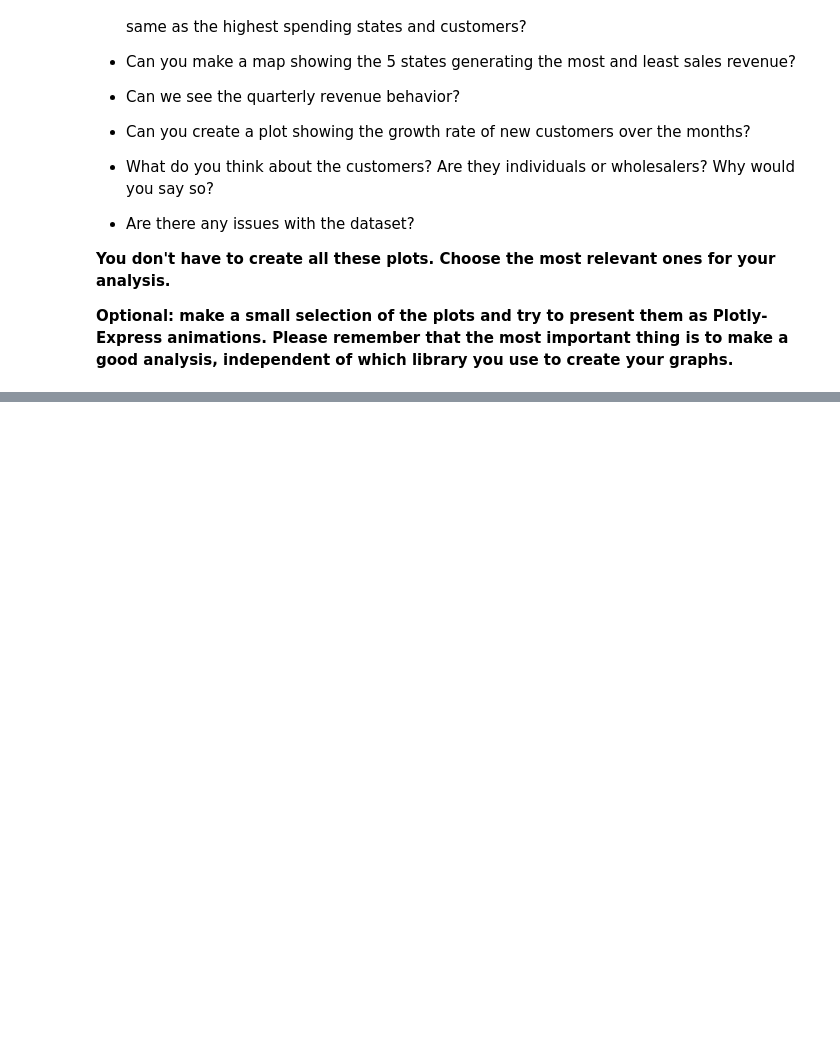
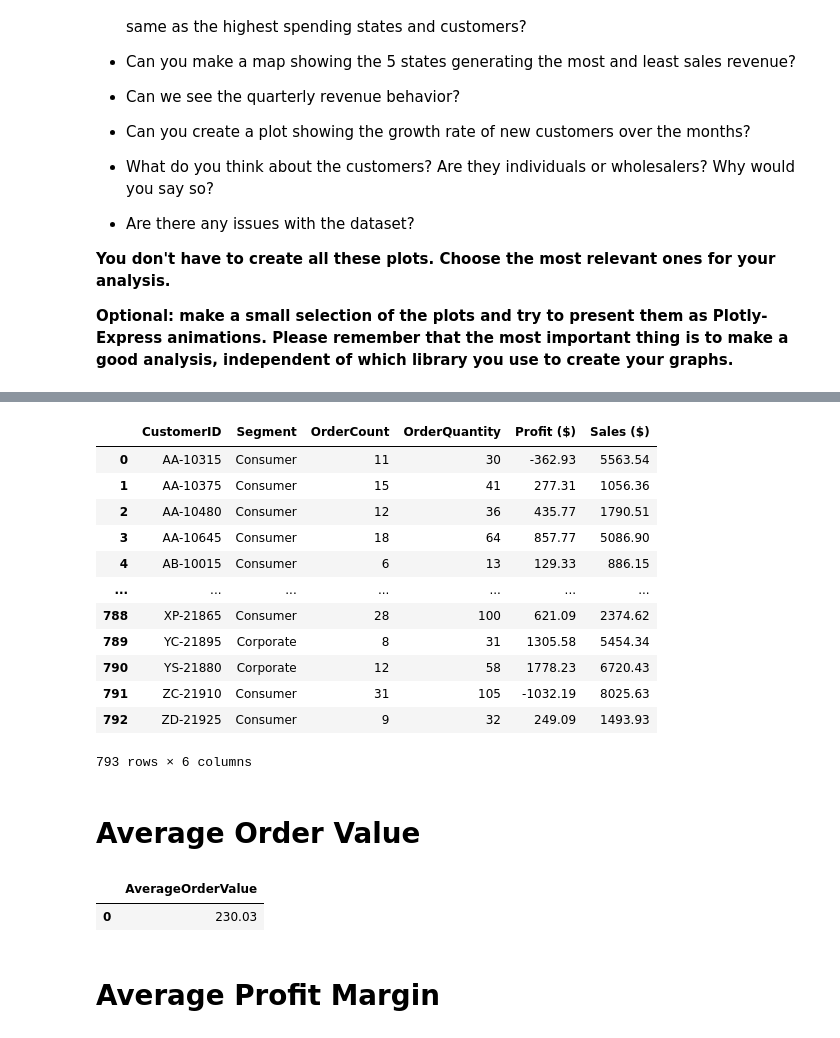
Before and after one commit to michalpasternak7/e-Commerce, a Jupyter notebook: superstore_eda.ipynb, the cells around one changed output, grey strips where cells are left out. Drawn from its saved outputs; the diff is of its cells as text; code cells hidden in the pictures; blank space fills up the shorter version.

```diff
--- a/superstore_eda.ipynb
+++ b/superstore_eda.ipynb
@@ -173,0 +443,35 @@ px.bar(df, x='Day')
+# %%
+# What do you think about the customers? Are they individuals or wholesalers? Why would you say so?
+# Which customers made the highest profit?
+customers_df = pd.read_sql(
+    """
+    SELECT
+    Customers.CustomerID,
+    Segment,
+    COUNT(*) AS OrderCount,
+    SUM(Quantity) AS OrderQuantity,
+    SUM(Profit) / 100.0 AS "Profit ($)",
+    SUM(Sales) / 100.0 AS "Sales ($)"
+    FROM Orders
+    JOIN Customers
+    ON Orders.CustomerID = Customers.CustomerID
+    JOIN OrdersDetails
+    ON Orders.OrderID = OrdersDetails.OrderID
+    GROUP BY Customers.CustomerID
+    """, db_conn)
+# %%
+customers_df
+# %% [output]
+|  | CustomerID | Segment | OrderCount | OrderQuantity | Profit ($) | Sales ($) |
+| 0 | AA-10315 | Consumer | 11 | 30 | -362.93 | 5563.54 |
+| 1 | AA-10375 | Consumer | 15 | 41 | 277.31 | 1056.36 |
+| 2 | AA-10480 | Consumer | 12 | 36 | 435.77 | 1790.51 |
+| 3 | AA-10645 | Consumer | 18 | 64 | 857.77 | 5086.90 |
+| 4 | AB-10015 | Consumer | 6 | 13 | 129.33 | 886.15 |
+| ... | ... | ... | ... | ... | ... | ... |
+| 788 | XP-21865 | Consumer | 28 | 100 | 621.09 | 2374.62 |
+| 789 | YC-21895 | Corporate | 8 | 31 | 1305.58 | 5454.34 |
+| 790 | YS-21880 | Corporate | 12 | 58 | 1778.23 | 6720.43 |
+| 791 | ZC-21910 | Consumer | 31 | 105 | -1032.19 | 8025.63 |
+| 792 | ZD-21925 | Consumer | 9 | 32 | 249.09 | 1493.93 |
+793 rows × 6 columns
@@ -173,0 +492,2 @@ px.bar(df, x='Day')
+# %% [markdown]
+# Average Order Value
@@ -173,0 +507,5 @@ px.bar(df, x='Day')
+# %%
+aov
+# %% [output]
+|  | AverageOrderValue |
+| 0 | 230.03 |
@@ -173,0 +529,2 @@ px.bar(df, x='Day')
+# %% [markdown]
+# Average Profit Margin
```
Also changed, not shown: parts of 52 cells of this notebook, 1 other file.
